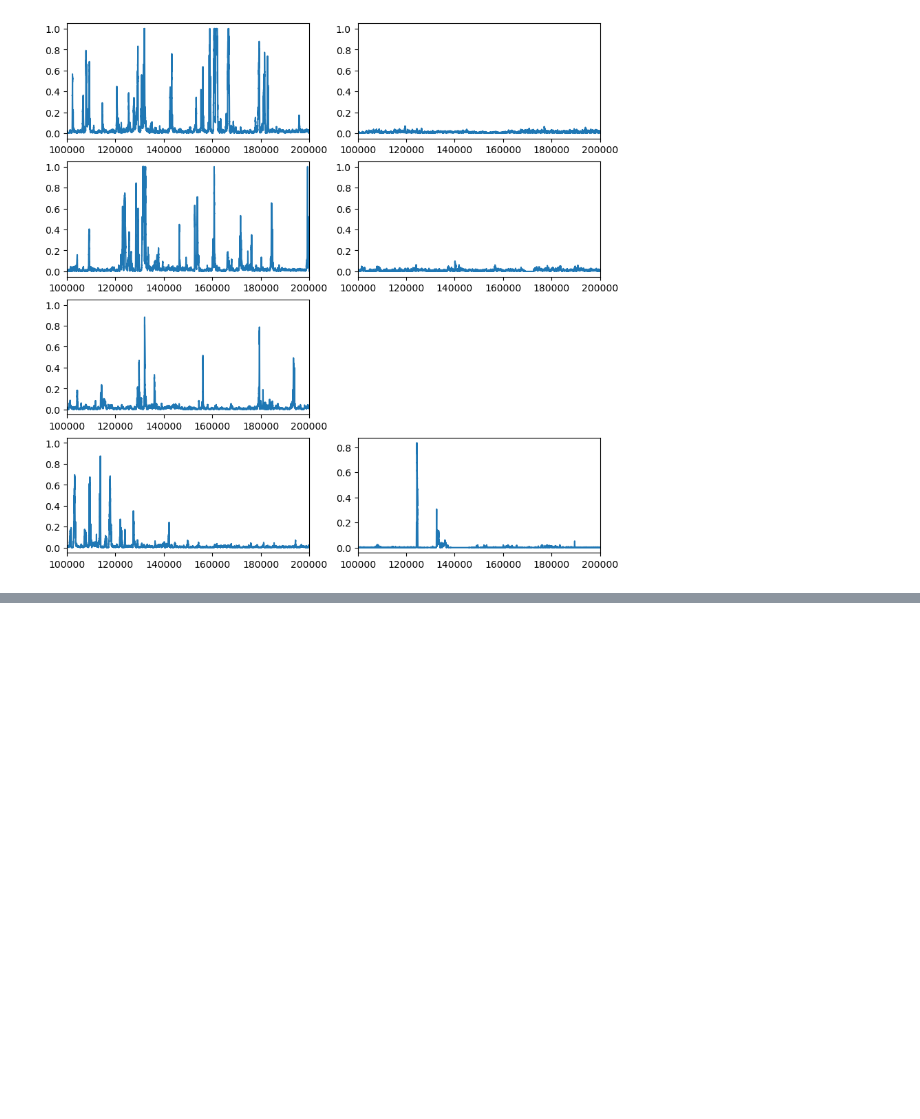
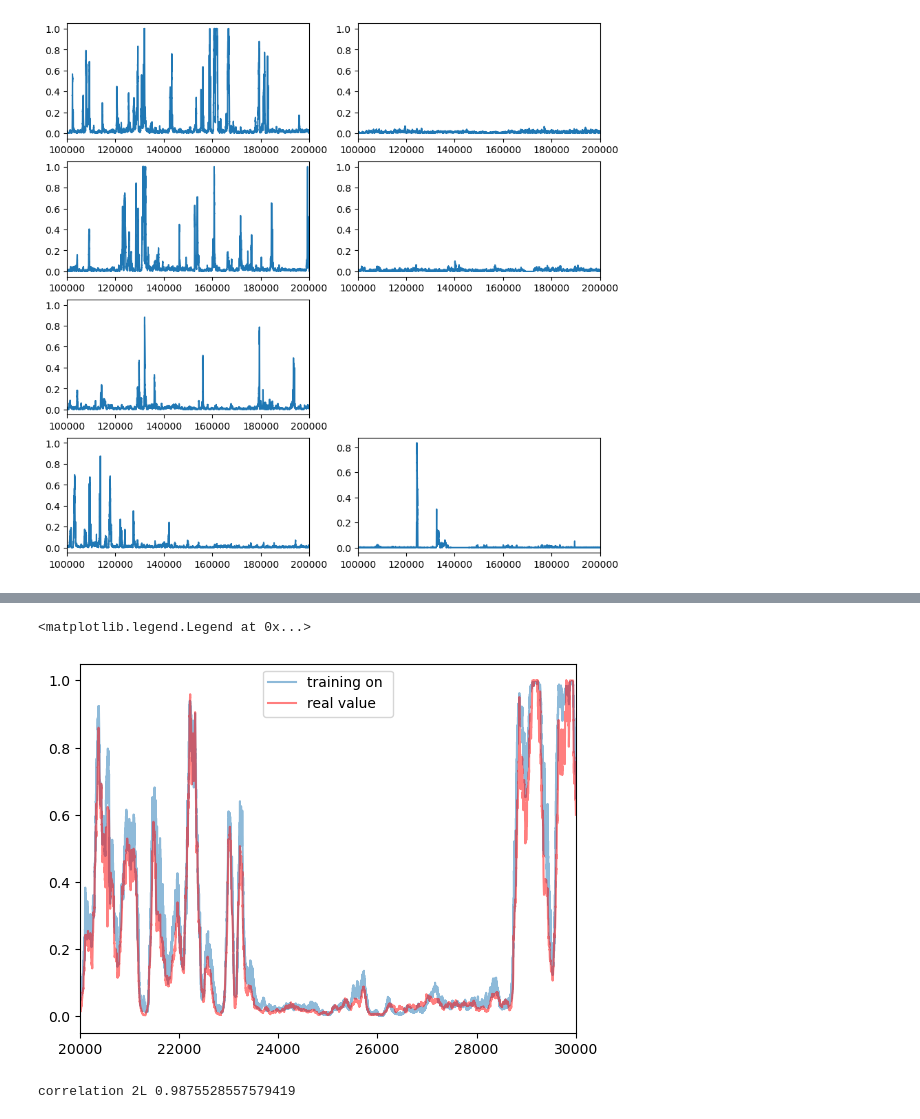
Before and after one commit to floriantilliet/mnhn_internship, a Jupyter notebook: projet2.ipynb, the cells around one changed output, grey strips where cells are left out. Saved outputs shown, nothing was run; the diff lists cells and outputs as text; code cells hidden in the pictures; blank space fills up the shorter version.

```diff
--- a/projet2.ipynb
+++ b/projet2.ipynb
@@ -350,0 +429,15 @@ correlation 2L 0.7102901029683641
+# %%
+model2 = tf.keras.models.Sequential([
+    tf.keras.layers.Conv1D(128, kernel_size=(6), activation='relu', input_shape=(2001,4)),
+    tf.keras.layers.MaxPooling1D(pool_size=(2)),
+    tf.keras.layers.Dropout(0.2),
+    tf.keras.layers.Conv1D(64, kernel_size=(12), activation='relu'),
+    tf.keras.layers.MaxPooling1D(pool_size=(2)),
+    tf.keras.layers.Dropout(0.2),
+    tf.keras.layers.Conv1D(32, kernel_size=(12), activation='relu'),
+    tf.keras.layers.Flatten(),
+    tf.keras.layers.Dense(128, activation='relu'),
+    tf.keras.layers.Dense(1, activation="sigmoid")
+    ])
+model2.load_weights('/home/florian/projet/models/2L_3R/cp.cpkt')
+pred2L=model2.predict(X_chr2L,batch_size=1024)
@@ -350,0 +446,18 @@ correlation 2L 0.7102901029683641
+# %%
+plt.plot(pred2L,alpha=0.5,label="training on ")
+plt.plot(Y_2L[start:stop],alpha=0.5,label="real value",color="red")
+plt.xlim((20_000, 30_000))
+plt.legend()
+# %% [output]
+<matplotlib.legend.Legend at 0x...>
+[figure, added]
+# %%
+print("correlation 2L", str(np.corrcoef(Y_2L[start:stop],pred2L.ravel())[0][1]))
+print("correlation 2R", str(np.corrcoef(Y_2R[start:stop],pred2R.ravel())[0][1]))
+print("correlation 3L", str(np.corrcoef(Y_3L[start:stop],pred3L.ravel())[0][1]))
+print("correlation 3R", str(np.corrcoef(Y_3R[start:stop],pred3R.ravel())[0][1]))
+print("correlation 4", str(np.corrcoef(Y_4[start:stop],pred4.ravel())[0][1]))
+print("correlation X", str(np.corrcoef(Y_X[start:stop],predX.ravel())[0][1]))
+print("correlation Y", str(np.corrcoef(Y_Y[start:stop],predY.ravel())[0][1]))
+# %% [output]
+correlation 2L 0.9875528557579419
```
Also changed, not shown: parts of 49 cells of this notebook, 6 other files.
